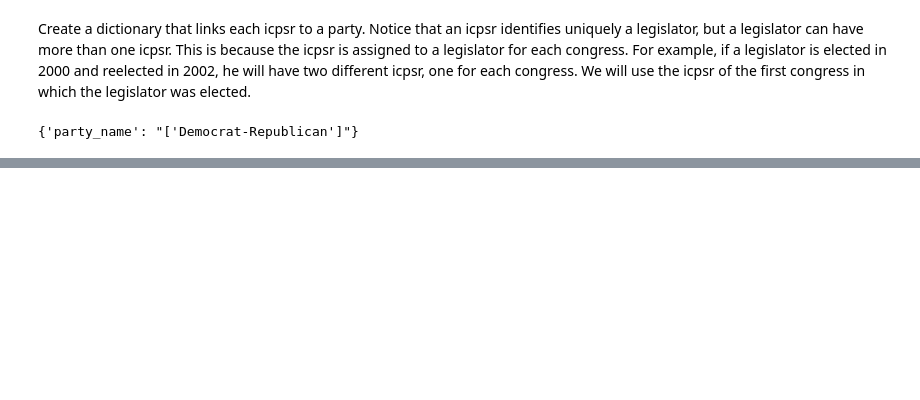
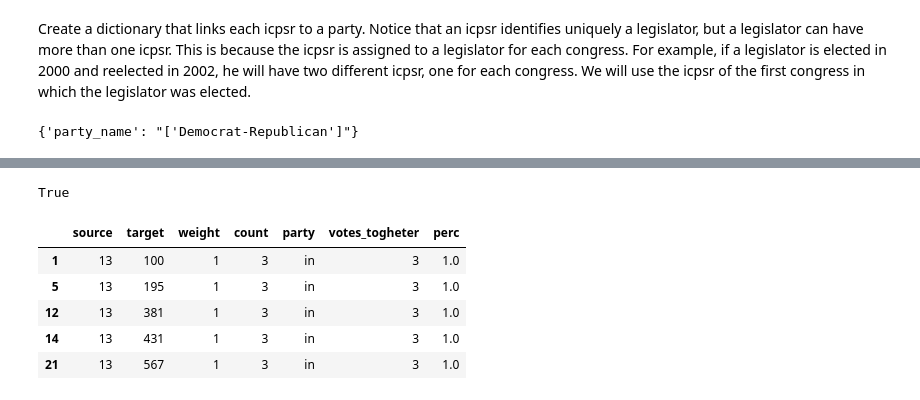
Before and after one commit to LeonardoAgasso/USA_Congress_SigNet, a Jupyter notebook: notebooks/frustrind_algconf.ipynb, the cells around one changed output, grey strips where cells are left out. Saved outputs shown, nothing was run; the diff lists cells and outputs as text; code cells hidden in the pictures; blank space fills up the shorter version.

```diff
--- a/notebooks/frustrind_algconf.ipynb
+++ b/notebooks/frustrind_algconf.ipynb
@@ -171,3 +196,24 @@ while(temp==True):
+# %%
+df=pd.read_csv(edgelists_path + 'votes_house_clausen_edges/' + 'Civil_Liberties' + '/congress_79.csv')
+df_pos = df.loc[(df['weight']==1)&(df['perc']>threshold_pos)].copy()
+df_neg = df.loc[(df['weight']==-1)&(df['perc']>threshold_neg)].copy()
+df = pd.concat([df_pos, df_neg])
+
+# Create a graph from the DataFrame
+G = nx.from_pandas_edgelist(df, 'source', 'target')
+
+nx.is_connected(G)
+# %% [output]
+True
+# %%
+df.head()
+# %% [output]
+|  | source | target | weight | count | party | votes_togheter | perc |
+| 1 | 13 | 100 | 1 | 3 | in | 3 | 1.0 |
+| 5 | 13 | 195 | 1 | 3 | in | 3 | 1.0 |
+| 12 | 13 | 381 | 1 | 3 | in | 3 | 1.0 |
+| 14 | 13 | 431 | 1 | 3 | in | 3 | 1.0 |
+| 21 | 13 | 567 | 1 | 3 | in | 3 | 1.0 |
 # %%
 #plot the eigenvalues sorted by congress
 plt.figure(figsize=(10, 5))
```
Also changed, not shown: parts of 2 cells of this notebook.
